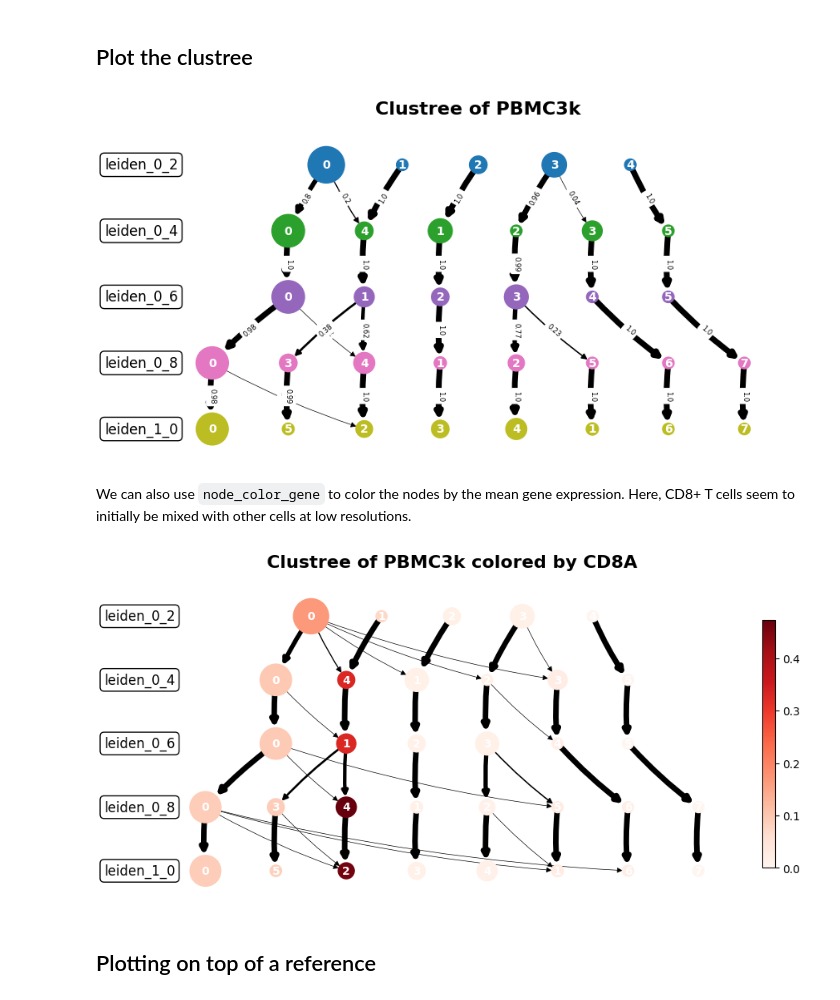
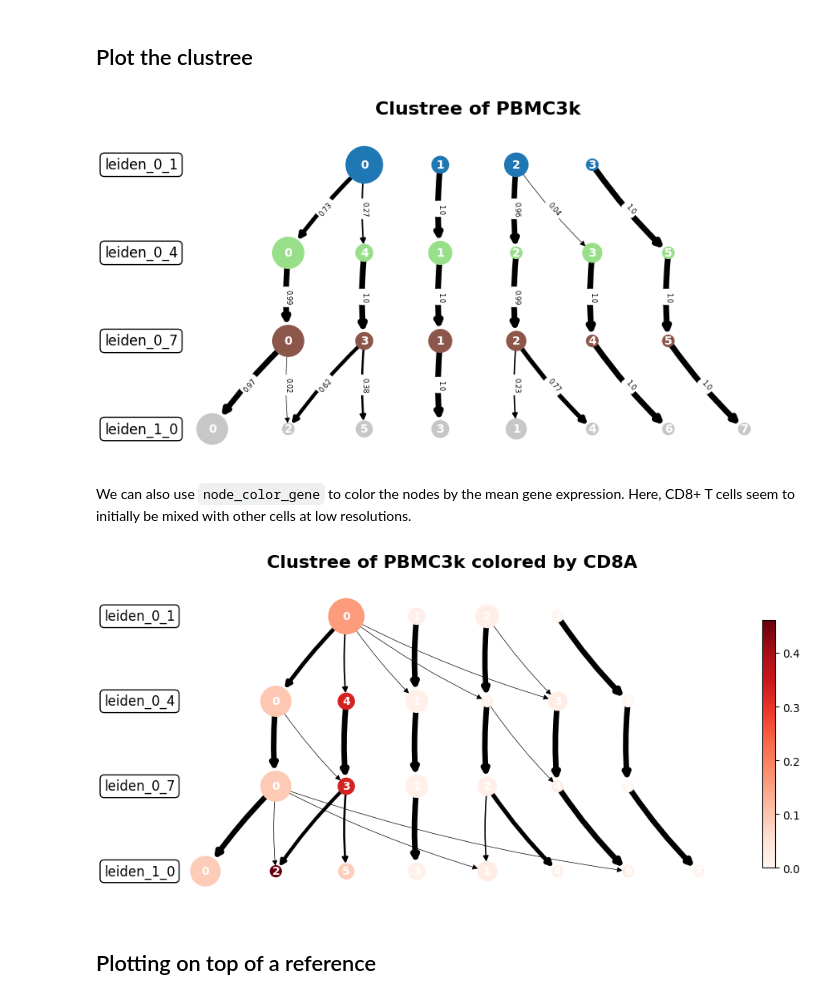
Before and after one commit to complextissue/pyclustree, a Jupyter notebook: docs/source/example.ipynb, the cells around one changed output. Cells and saved outputs as stored; diff of their text form; code cells hidden in the pictures.

```diff
--- a/docs/source/example.ipynb
+++ b/docs/source/example.ipynb
@@ -16,7 +16,7 @@ import scanpy as sc
 adata = sc.datasets.pbmc3k_processed()
 
 # Run leiden clustering for different resolutions
-for resolution in [0.2, 0.4, 0.6, 0.8, 1.0]:
+for resolution in [0.1, 0.4, 0.7, 1.0]:
     sc.tl.leiden(
         adata,
         resolution=resolution,
@@ -29,23 +29,23 @@ for resolution in [0.2, 0.4, 0.6, 0.8, 1.0]:
 # %%
 from pyclustree import clustree
 
 fig = clustree(
     adata,
-    [f"leiden_{str(resolution).replace('.', '_')}" for resolution in [0.2, 0.4, 0.6, 0.8, 1.0]],
+    [f"leiden_{str(resolution).replace('.', '_')}" for resolution in [0.1, 0.4, 0.7, 1.0]],
     title="Clustree of PBMC3k",
     edge_weight_threshold=0.01,  # the minimum fraction of the parent cluster assigned to the child cluster to plot
     show_fraction=True,  # show the fraction of cells in each cluster
 )
 fig.set_size_inches(10, 5)
 fig.set_dpi(100)
 # %% [output]
-[figure, old version]
+[figure, new version]
 # %% [markdown]
 We can also use `node_color_gene` to color the nodes by the mean gene expression. Here, CD8+ T cells seem to initially be mixed with other cells at low resolutions.
 # %%
 fig = clustree(
     adata,
-    [f"leiden_{str(resolution).replace('.', '_')}" for resolution in [0.2, 0.4, 0.6, 0.8, 1.0]],
+    [f"leiden_{str(resolution).replace('.', '_')}" for resolution in [0.1, 0.4, 0.7, 1.0]],
     title="Clustree of PBMC3k colored by CD8A",
     node_color_gene="CD8A",
     node_colormap="Reds",
@@ -54,7 +54,7 @@ fig = clustree(
 fig.set_size_inches(10, 5)
 fig.set_dpi(100)
 # %% [output]
-[figure, old version]
+[figure, new version]
 # %% [markdown]
 ## Plotting on top of a reference
 # %% [markdown]
```
Also changed, not shown: parts of 1 cell of this notebook, 2 other files.
